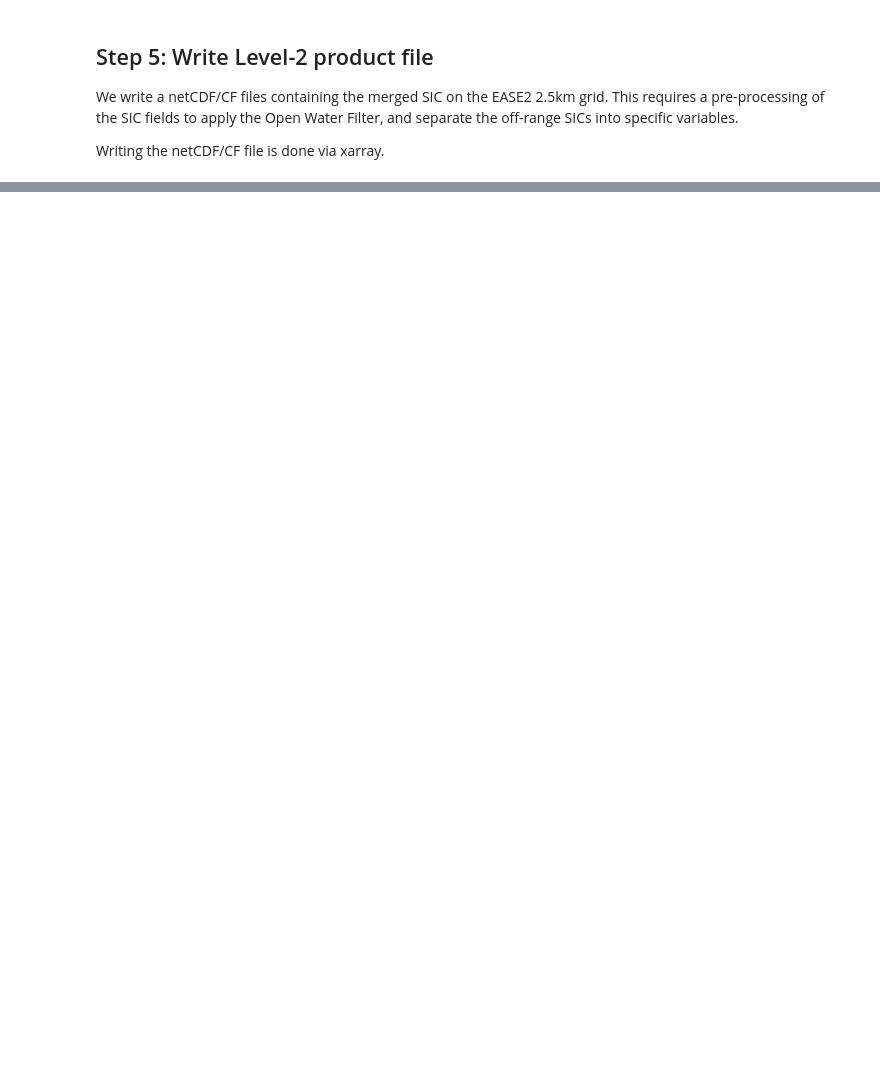
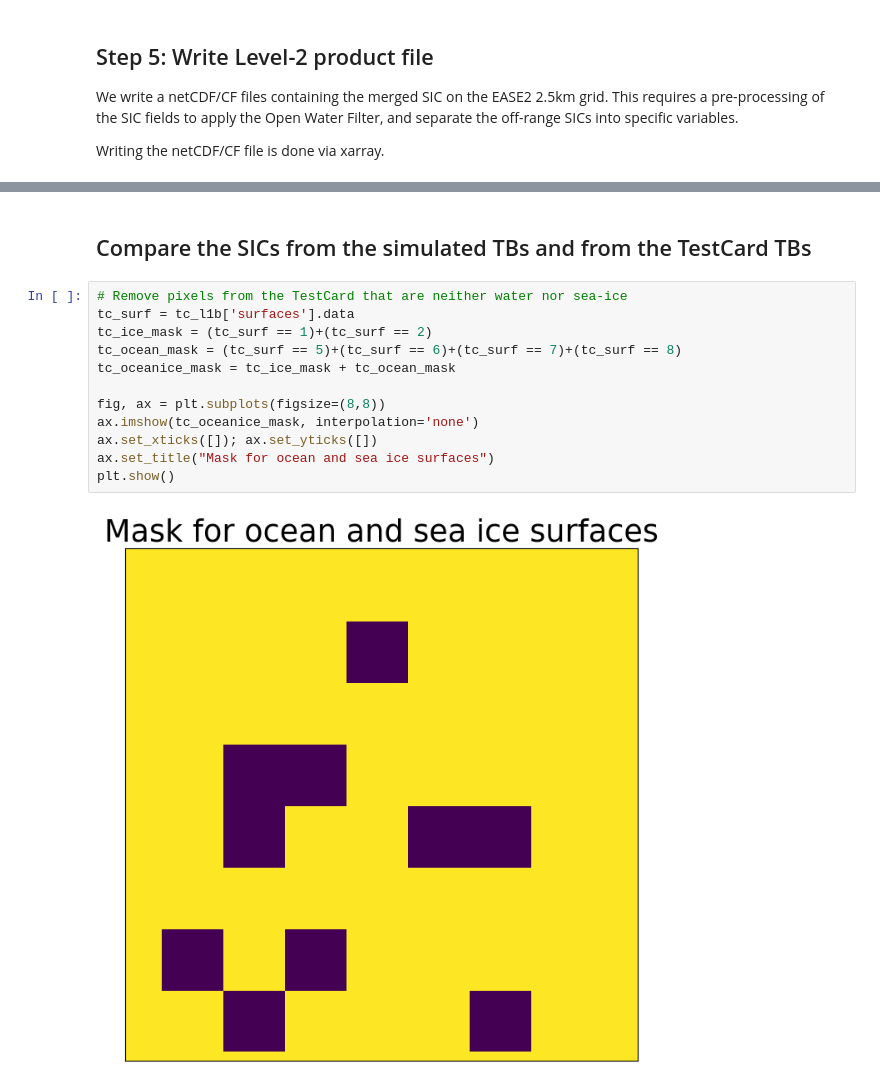
Before and after one commit to CIMR-Algos/SeaIceConcentration_ATBD_v2, a Jupyter notebook: algorithm/CIMR L2 Sea Ice Concentration algorithm.ipynb, the cells around one changed output, grey strips where cells are left out. Drawn from its saved outputs; the diff is of its cells as text; blank space fills up the shorter version.

```diff
--- a/algorithm/CIMR L2 Sea Ice Concentration algorithm.ipynb
+++ b/algorithm/CIMR L2 Sea Ice Concentration algorithm.ipynb
@@ -723,0 +725,16 @@ plt.show()
+# %% [markdown]
+## Compare the SICs from the simulated TBs and from the TestCard TBs
+# %%
+# Remove pixels from the TestCard that are neither water nor sea-ice
+tc_surf = tc_l1b['surfaces'].data
+tc_ice_mask = (tc_surf == 1)+(tc_surf == 2)
+tc_ocean_mask = (tc_surf == 5)+(tc_surf == 6)+(tc_surf == 7)+(tc_surf == 8)
+tc_oceanice_mask = tc_ice_mask + tc_ocean_mask
+
+fig, ax = plt.subplots(figsize=(8,8))
+ax.imshow(tc_oceanice_mask, interpolation='none')
+ax.set_xticks([]); ax.set_yticks([])
+ax.set_title("Mask for ocean and sea ice surfaces")
+plt.show()
+# %% [output]
+[figure, added]
```
Also changed, not shown: parts of 42 cells of this notebook.
